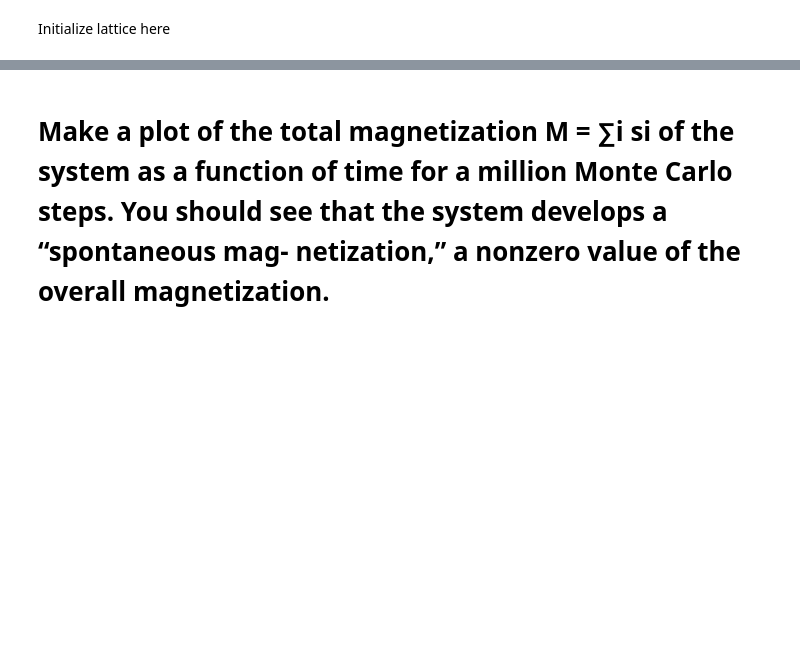
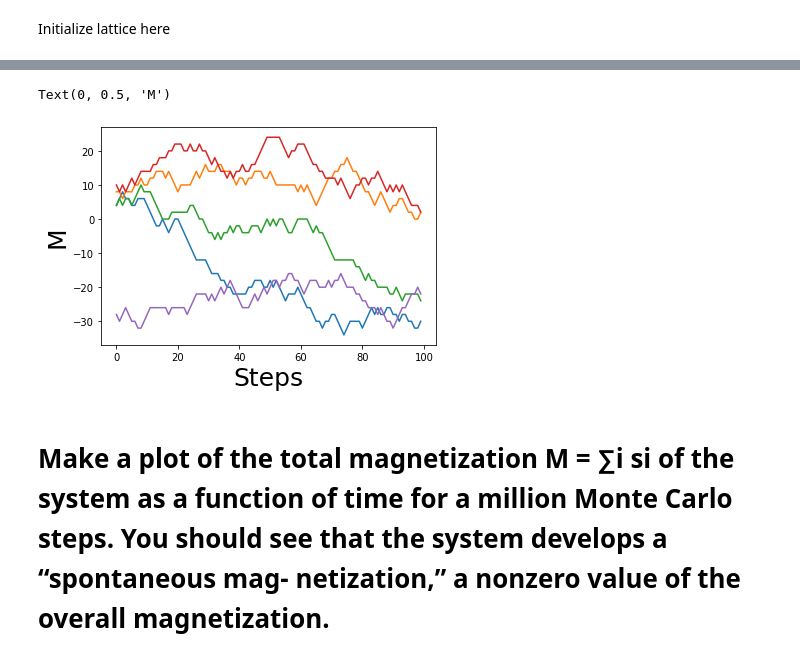
Before and after one commit to nkasmanoff/CompPhys2019, a Jupyter notebook: homework6/Notebooks/Q1 10-9.ipynb, the cells around one changed output, grey strips where cells are left out. Drawn from its saved outputs; the diff is of its cells as text; code cells hidden in the pictures; blank space fills up the shorter version.

```diff
--- a/homework6/Notebooks/Q1 10-9.ipynb
+++ b/homework6/Notebooks/Q1 10-9.ipynb
@@ -142,3 +148,10 @@ Done!
+# %%
+[plt.plot(Mplot) for Mplot in Mplots]
+plt.xlabel('Steps',fontsize=25)
+plt.ylabel('M',fontsize=25)
+# %% [output]
+Text(0, 0.5, 'M')
+[figure, added]
 # %% [markdown]
 # Make a plot of the total magnetization M = ∑i si of the system as a function of time for a million Monte Carlo steps. You should see that the system develops a “spontaneous mag- netization,” a nonzero value of the overall magnetization.
 # %% [markdown]
```
Also changed, not shown: parts of 9 cells of this notebook, 10 other files.
